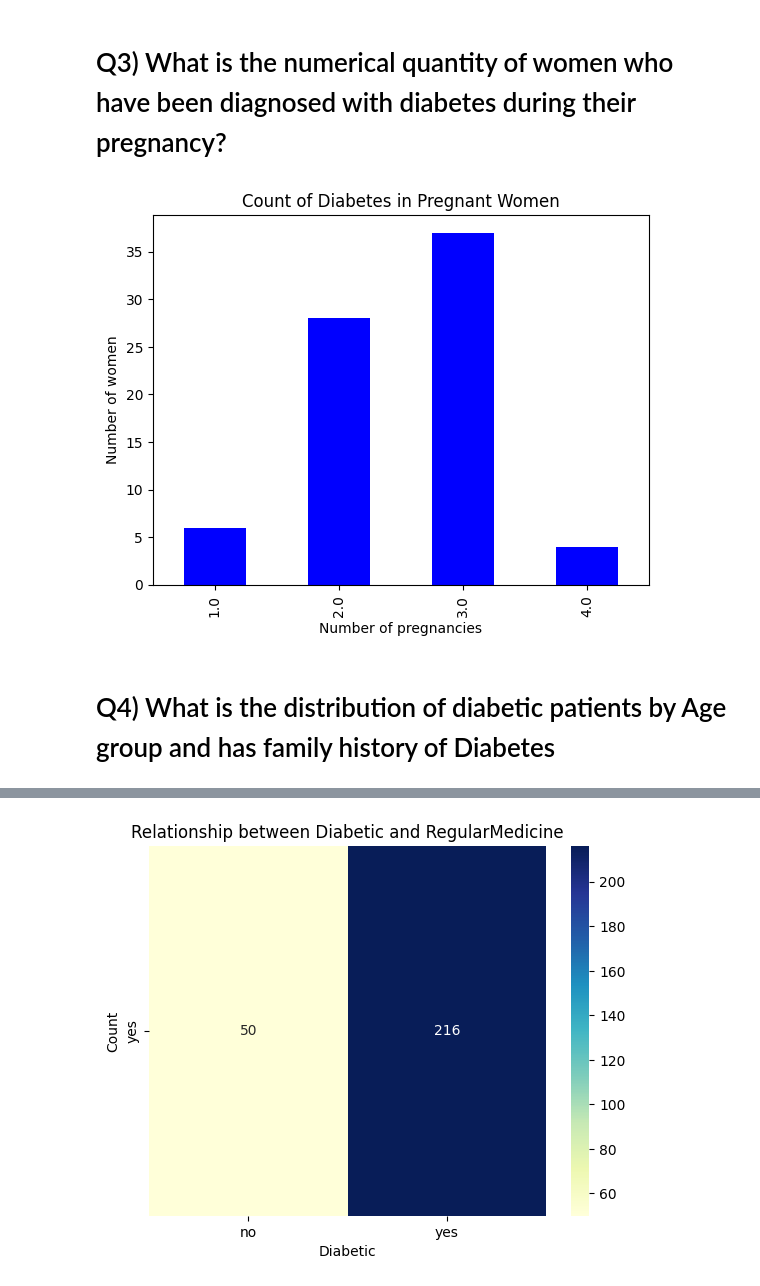
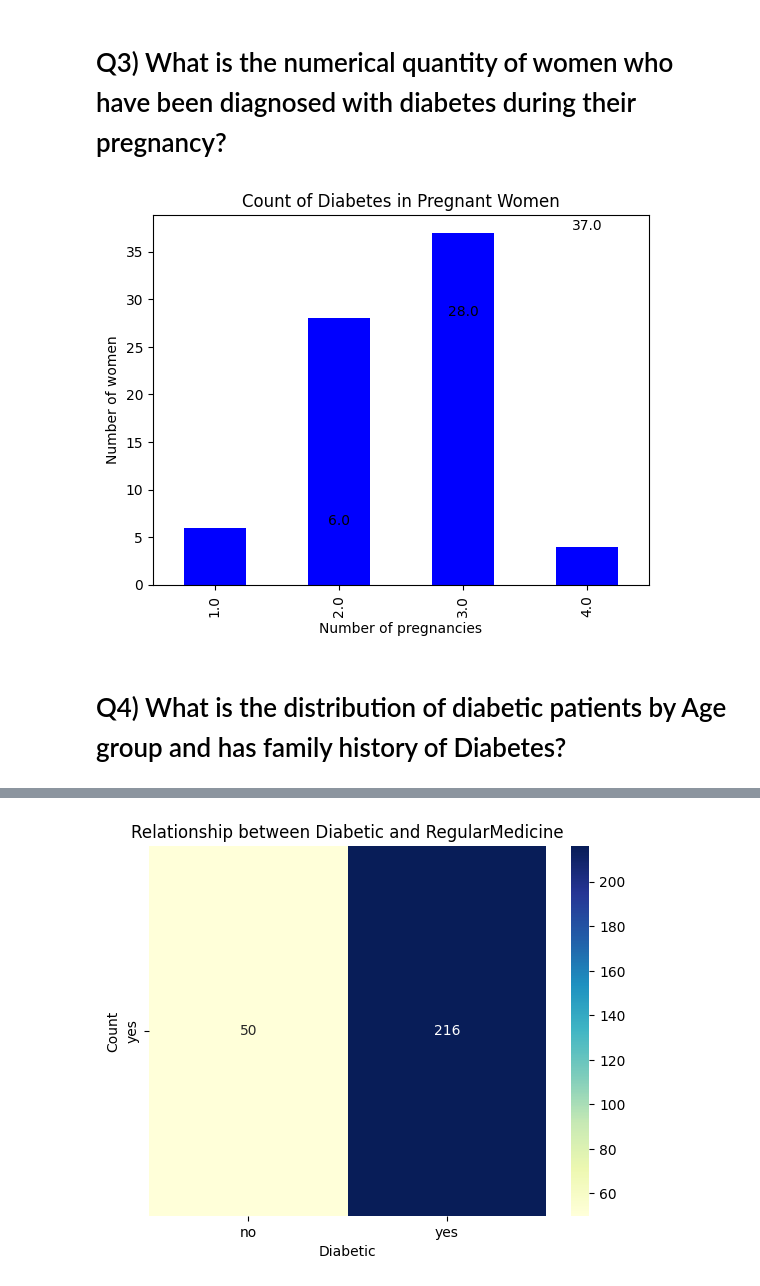
Before and after one commit to UnnatiGawde/DAB-103-05, a Jupyter notebook: DAB_103_Diabetes_Project_phase2.ipynb, the cells around one changed output, grey strips where cells are left out. Drawn from its saved outputs; the diff is of its cells as text; code cells hidden in the pictures.

```diff
--- a/DAB_103_Diabetes_Project_phase2.ipynb
+++ b/DAB_103_Diabetes_Project_phase2.ipynb
@@ -188,17 +271,28 @@ plt.show()
 # %% [markdown]
 # Q3) What is the numerical quantity of women who have been diagnosed with diabetes during their pregnancy?
 # %%
-affected_women_df = clean_df.loc[(clean_df['Diabetic'] == 'yes') & (clean_df['Pregancies'] > 0)]
+# create the affected_women_df dataframe
+affected_women_df = clean_df.loc[(df['Diabetic'] == 'yes') & (clean_df['Pregancies'] > 0)]
+pregnancies_count = affected_women_df['Pregancies'].value_counts().sort_index()
 
-affected_women_df['Pregancies'].value_counts().sort_index().plot(kind='bar', color='blue')
-plt.title('Count of Diabetes in Pregnant Women')
-plt.xlabel('Number of pregnancies')
-plt.ylabel('Number of women')
+# plot the bar chart
+ax = pregnancies_count.plot(kind='bar', color='blue')
+
+# add labels and title
+ax.set_title('Count of Diabetes in Pregnant Women')
+ax.set_xlabel('Number of pregnancies')
+ax.set_ylabel('Number of women')
+
+# add number labels on top of each bar
+for i, v in pregnancies_count.reset_index().iterrows():
+    ax.annotate(str(v['Pregancies']), xy=(v['index'], v['Pregancies']), ha='center', va='bottom')
+
+# display the plot
 plt.show()
 # %% [output]
-[figure, old version]
+[figure, new version]
 # %% [markdown]
-# Q4) What is the distribution of diabetic patients by Age group and has family history of Diabetes
+# Q4) What is the distribution of diabetic patients by Age group and has family history of Diabetes?
 # %%
 diabetic_family_history = clean_df[(clean_df['Diabetic'] == 'yes') & (clean_df['Family_Diabetes'] == 'yes')]
 diabetic_family_history_by_age = diabetic_family_history.groupby('Age')['Age'].count().sort_values(ascending=True)
```
Also changed, not shown: parts of 7 cells of this notebook.
